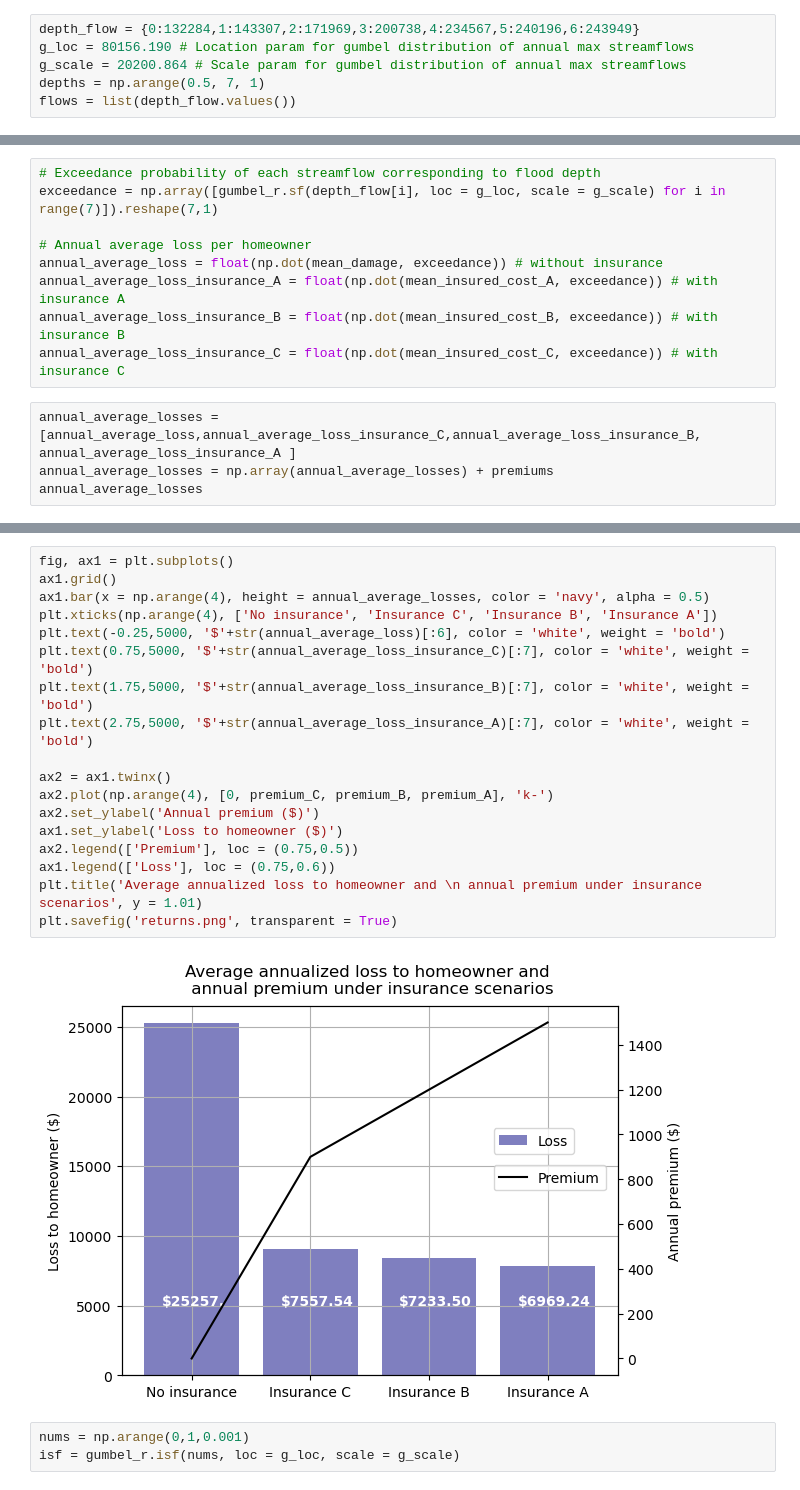
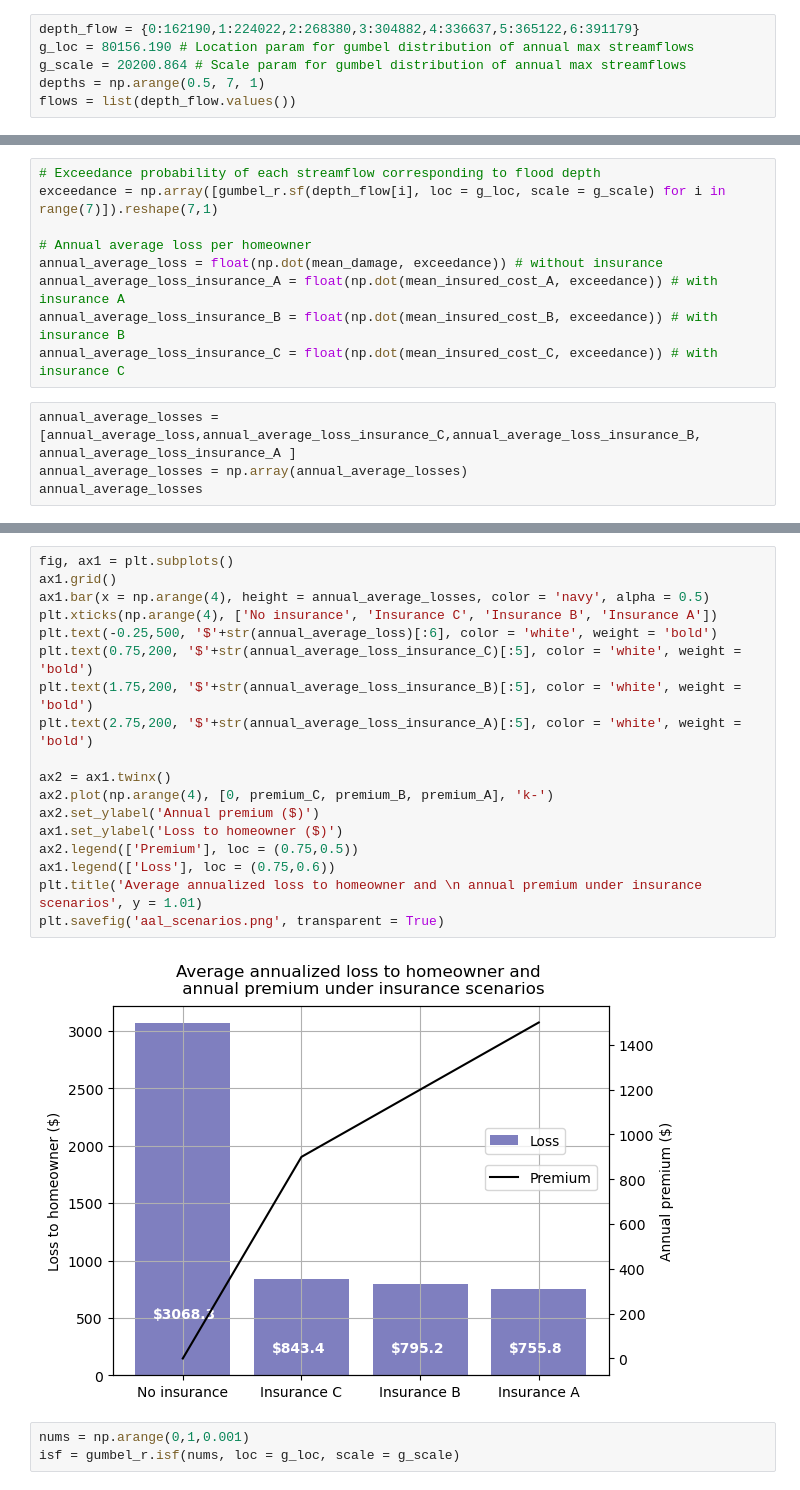
Before and after one commit to raghavsharma99/Nashville-Flood-Policy-Simulator, a Jupyter notebook: Insurance Calculation.ipynb, the cells around one changed output, grey strips where cells are left out. Saved outputs shown, nothing was run; the diff lists cells and outputs as text.

```diff
--- a/Insurance Calculation.ipynb
+++ b/Insurance Calculation.ipynb
@@ -85,5 +126,5 @@ mean_insured_cost_C = insured_cost_C.mean(axis = 0)
 # %%
-depth_flow = {0:132284,1:143307,2:171969,3:200738,4:234567,5:240196,6:243949}
+depth_flow = {0:162190,1:224022,2:268380,3:304882,4:336637,5:365122,6:391179}
 g_loc = 80156.190 # Location param for gumbel distribution of annual max streamflows
 g_scale = 20200.864 # Scale param for gumbel distribution of annual max streamflows
 depths = np.arange(0.5, 7, 1)
@@ -128,6 +161,6 @@ annual_average_loss_insurance_B = float(np.dot(mean_insured_cost_B, exceedance))
 annual_average_loss_insurance_C = float(np.dot(mean_insured_cost_C, exceedance)) # with insurance C
 # %%
 annual_average_losses = [annual_average_loss,annual_average_loss_insurance_C,annual_average_loss_insurance_B, annual_average_loss_insurance_A ]
-annual_average_losses = np.array(annual_average_losses) + premiums
+annual_average_losses = np.array(annual_average_losses)
 annual_average_losses
 # %% [output]
@@ -135,23 +168,23 @@ array([25257.4623872 ,  9057.54406781,  8433.50069013,  7869.24129703])
 # %%
 fig, ax1 = plt.subplots()
 ax1.grid()
 ax1.bar(x = np.arange(4), height = annual_average_losses, color = 'navy', alpha = 0.5)
 plt.xticks(np.arange(4), ['No insurance', 'Insurance C', 'Insurance B', 'Insurance A'])
-plt.text(-0.25,5000, '$'+str(annual_average_loss)[:6], color = 'white', weight = 'bold')
-plt.text(0.75,5000, '$'+str(annual_average_loss_insurance_C)[:7], color = 'white', weight = 'bold')
-plt.text(1.75,5000, '$'+str(annual_average_loss_insurance_B)[:7], color = 'white', weight = 'bold')
-plt.text(2.75,5000, '$'+str(annual_average_loss_insurance_A)[:7], color = 'white', weight = 'bold')
+plt.text(-0.25,500, '$'+str(annual_average_loss)[:6], color = 'white', weight = 'bold')
+plt.text(0.75,200, '$'+str(annual_average_loss_insurance_C)[:5], color = 'white', weight = 'bold')
+plt.text(1.75,200, '$'+str(annual_average_loss_insurance_B)[:5], color = 'white', weight = 'bold')
+plt.text(2.75,200, '$'+str(annual_average_loss_insurance_A)[:5], color = 'white', weight = 'bold')
 
 ax2 = ax1.twinx()
 ax2.plot(np.arange(4), [0, premium_C, premium_B, premium_A], 'k-')
 ax2.set_ylabel('Annual premium ($)')
 ax1.set_ylabel('Loss to homeowner ($)')
 ax2.legend(['Premium'], loc = (0.75,0.5))
 ax1.legend(['Loss'], loc = (0.75,0.6))
 plt.title('Average annualized loss to homeowner and \n annual premium under insurance scenarios', y = 1.01)
-plt.savefig('returns.png', transparent = True)
+plt.savefig('aal_scenarios.png', transparent = True)
 # %% [output]
-[figure, old version]
+[figure, new version]
 # %%
 nums = np.arange(0,1,0.001)
 isf = gumbel_r.isf(nums, loc = g_loc, scale = g_scale)
```
Also changed, not shown: parts of 11 cells of this notebook, 13 other files.
